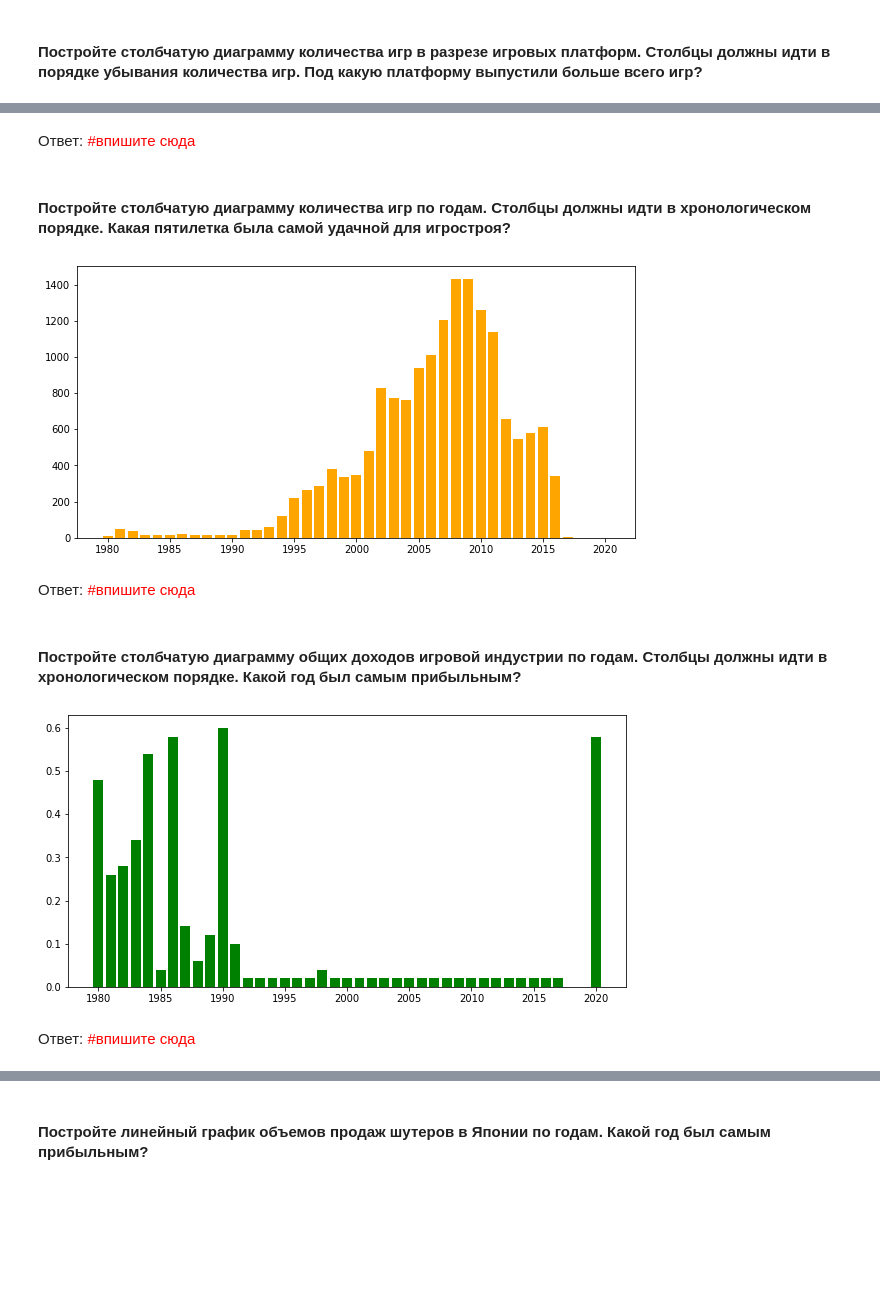
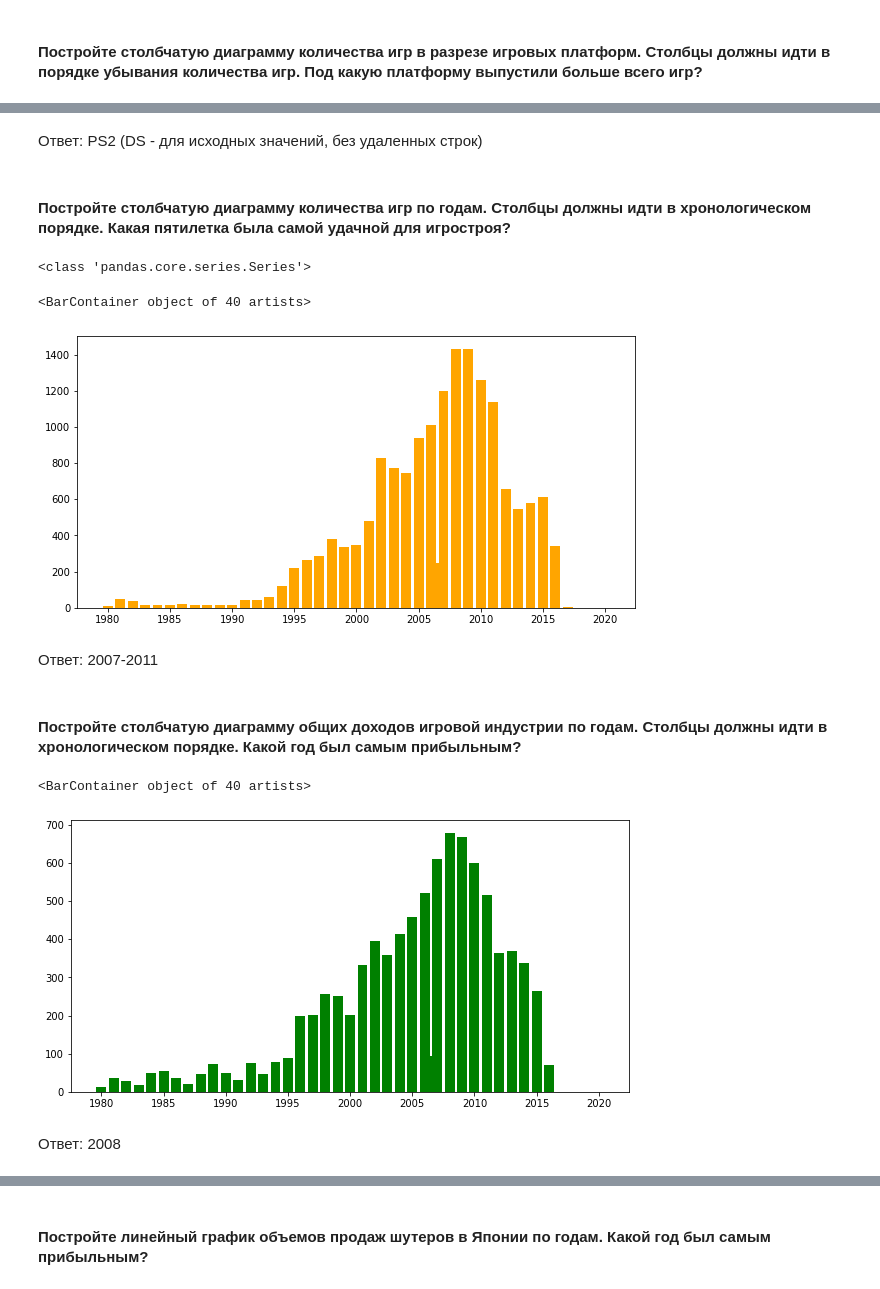
Before and after one commit to BubbleNeumann/University-tasks, a Jupyter notebook: sem3_Python_lab_3.ipynb, the cells around one changed output, grey strips where cells are left out. Saved outputs shown, nothing was run; the diff lists cells and outputs as text; code cells hidden in the pictures; blank space fills up the shorter version.

```diff
--- a/sem3_Python_lab_3.ipynb
+++ b/sem3_Python_lab_3.ipynb
@@ -49,8 +34,6 @@ Requirement already satisfied: tomli>=1.0.0 in /usr/lib/python3.9/site-packages
 # %% [markdown]
 #### Загрузите данные в `pandas.DataFrame` и выведите первые и последние 15 строк.
 # %%
-df = pd.read_csv('sales.csv')
-df = pd.DataFrame(df)
-
-print(df.head(5), df.tail(5))
+df = pd.DataFrame(pd.read_csv('sales.csv'))
+print(df.head(15), df.tail(15))
 # %% [output]
@@ -112,19 +93,9 @@ float64
 Ответ: int64, object, object, float64, object, object, float64, float64, float64, float64, float64
 # %% [markdown]
 #### Оцените количество пропусков по каждому из признаков. Для числовых признаков заполните пропуски медианным значением, для прочих признаков удаляйте строки.
-# %%
-mean_values = {}
-for column_name in df.columns.tolist():
-    if df[column_name].dtype == df['Year'].dtype:
-        mean_values[column_name] = df[column_name].mean()
-
-mean_values['Year'] = int(mean_values['Year'])
-
-for index, row in df.iterrows():
-    for column_name in df.columns.tolist():
-        if not row[column_name]:
-            if column_name in mean_values.keys():
-                row[column_name] = mean_values[column_name]
-            elif df[column_name].dtype == df['Name'].dtype:
-                df.drop(index, inplace=True)
-                break
+# %%
+for column_name in df.columns.tolist():
+    print(column_name, df[column_name].isnull().sum())
+    if df[column_name].dtypes == float:
+        df[column_name] = df[column_name].fillna(df[column_name].mean())
+    df = df[df[column_name].notna()]
@@ -166,42 +158,27 @@ plt.show()
-# %% [markdown]
-Ответ: <span style="color:red">#впишите сюда</span>
+# %% [markdown]
+Ответ: PS2 (DS - для исходных значений, без удаленных строк)
 # %% [markdown]
 #### Постройте столбчатую диаграмму количества игр по годам. Столбцы должны идти в хронологическом порядке. Какая пятилетка была самой удачной для игростроя?
 # %%
-releases_per_year = {}
-for index, row in df.iterrows():
-    releases_per_year[row['Year']] = releases_per_year.get(row['Year'], 0) + 1
-
-releases_per_year =  dict(sorted(releases_per_year.items()))
-
-fig, ax = plt.subplots(figsize=(10,5))
-ax.bar(releases_per_year.keys(), releases_per_year.values(), color='orange')
-
-plt.show()
+releases_per_year = df['Year'].astype(float).value_counts().sort_index()
+fig, ax = plt.subplots(figsize=(10, 5))
+ax.bar(releases_per_year.index, releases_per_year, color='orange')
 # %% [output]
+<class 'pandas.core.series.Series'>
+<BarContainer object of 40 artists>
-[figure, old version]
+[figure, new version]
-# %% [markdown]
-Ответ: <span style="color:red">#впишите сюда</span>
+# %% [markdown]
+Ответ: 2007-2011
 # %% [markdown]
 #### Постройте столбчатую диаграмму общих доходов игровой индустрии по годам. Столбцы должны идти в хронологическом порядке. Какой год был самым прибыльным?
 # %%
-# sales_per_year = {}
-# for index, row in df.iterrows():
-#     sales_per_year[row['Year']] = sales_per_year.get(row['Global_Sales'], 0) + row['Global_Sales']
-
-# sales_per_year =  dict(sorted(sales_per_year.items()))
-
-# fig, ax = plt.subplots(figsize=(10,5))
-# ax.bar(sales_per_year.keys(), sales_per_year.values(), color='g')
-
-# plt.show()
-
-sales_per_year = df['Year'].astype(int).value_counts().sort_index()
+sales_per_year = df['Year'].astype(float).value_counts().sort_index()
 fig, ax = plt.subplots(figsize=(10, 5))
-ax.bar(sales_per_year.index, [df[df['Year'] == i]['Global_Sales'].sum() for i in sales_per_year.index])
+ax.bar(sales_per_year.index, [df[df['Year'] == i]['Global_Sales'].sum() for i in sales_per_year.index], color='g')
 # %% [output]
+<BarContainer object of 40 artists>
-[figure, old version]
+[figure, new version]
-# %% [markdown]
-Ответ: <span style="color:red">#впишите сюда</span>
+# %% [markdown]
+Ответ: 2008
 # %% [markdown]
 #### Постройте диаграмму рассеивания между платформами и жанрами. Размер точки соответствует объему продаж.
```
Also changed, not shown: parts of 24 cells of this notebook.
